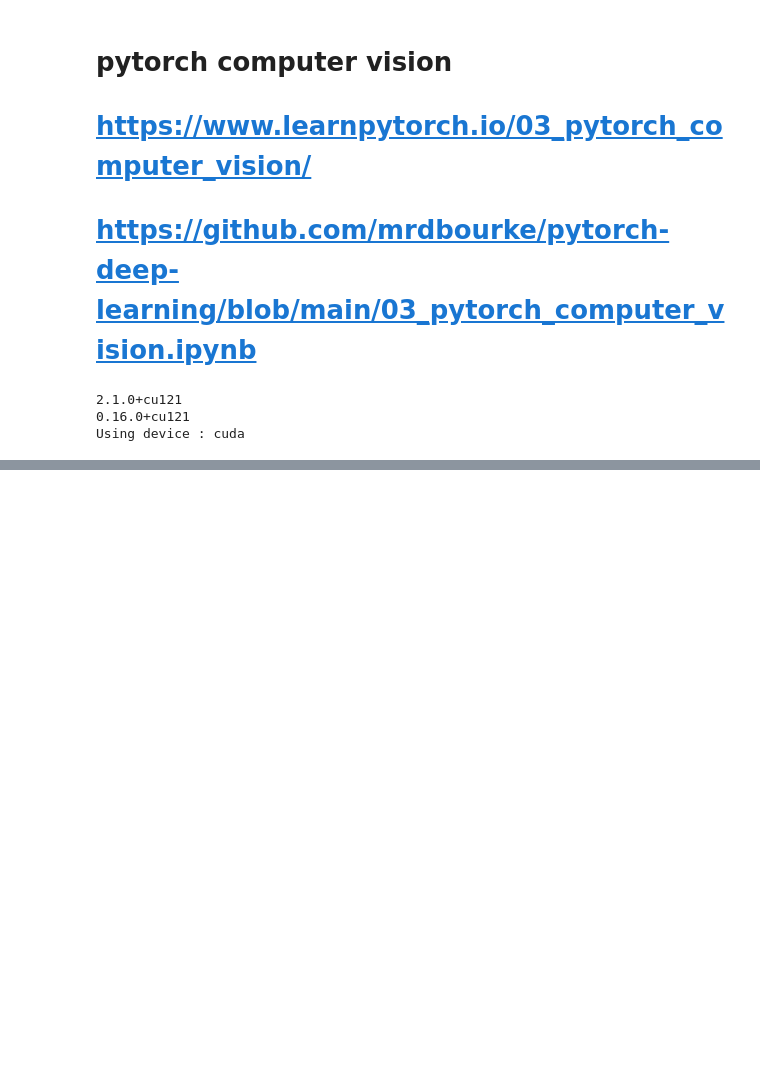
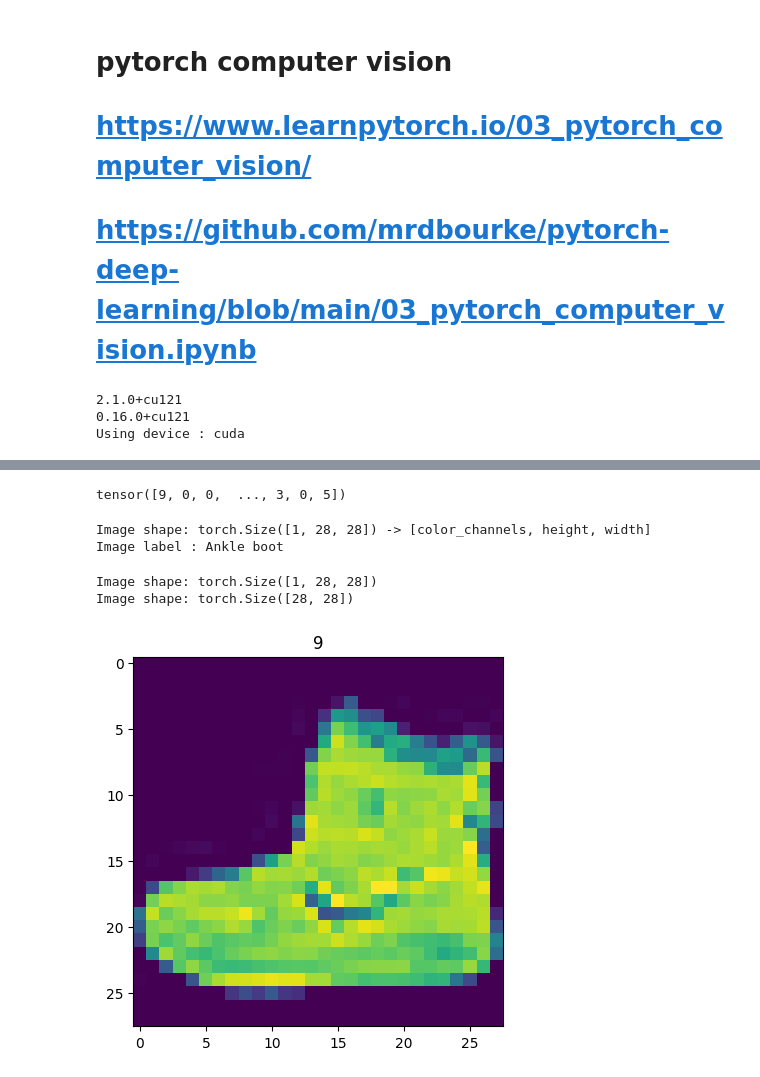
Before and after one commit to jevylux/pytorchtraining, a Jupyter notebook: pytorch_computervision_1.ipynb, the cells around one changed output, grey strips where cells are left out. Cells and saved outputs as stored; diff of their text form; code cells hidden in the pictures; blank space fills up the shorter version.

```diff
--- a/pytorch_computervision_1.ipynb
+++ b/pytorch_computervision_1.ipynb
@@ -38,3 +38,19 @@ print(f"Using device : {device}")
 2.1.0+cu121
 0.16.0+cu121
 Using device : cuda
+# %%
+# get a dataset -> fashion mnist -> items of clothing
+# setup training data
+train_data = datasets.FashionMNIST(
+    root="data", # where to load data to
+    train = True, # do we want the trainong dataset
+    download = True, # do we want to download the data
+    transform = ToTensor(), # how do we want to trasform the data
+    target_transform = None) # how do we want to transform the target/labels ?
+
+test_data = datasets.FashionMNIST(
+    root="data", # where to load data to
+    train = False, # do we want the trainong dataset
+    download = True, # do we want to download the data
+    transform = ToTensor(), # how do we want to trasform the data
+    target_transform = None) # how do we want to transform the target/labels ?
@@ -40,0 +127,23 @@ Using device : cuda
+# %%
+train_data.targets
+# %% [output]
+tensor([9, 0, 0,  ..., 3, 0, 5])
+# %%
+# check the shape of our image
+print(f"Image shape: {image.shape} -> [color_channels, height, width]")
+print(f"Image label : {class_names[label]}")
+# %% [output]
+Image shape: torch.Size([1, 28, 28]) -> [color_channels, height, width]
+Image label : Ankle boot
+# %%
+# svisualizing the data
+import matplotlib.pyplot as plt # matplotlib accepts either no colorchannel or color channel last
+image, label = train_data[0]
+print(f"Image shape: {image.shape}")
+plt.imshow(image.squeeze()) # the squeeze is removing the colopr channel : Returns a tensor with all specified dimensions of input of size 1 removed.
+plt.title(label)
+print(f"Image shape: {image.squeeze().shape}") # as you see, the first 1 dispappered
+# %% [output]
+Image shape: torch.Size([1, 28, 28])
+Image shape: torch.Size([28, 28])
+[figure, added]
```
Also changed, not shown: parts of 11 cells of this notebook.
